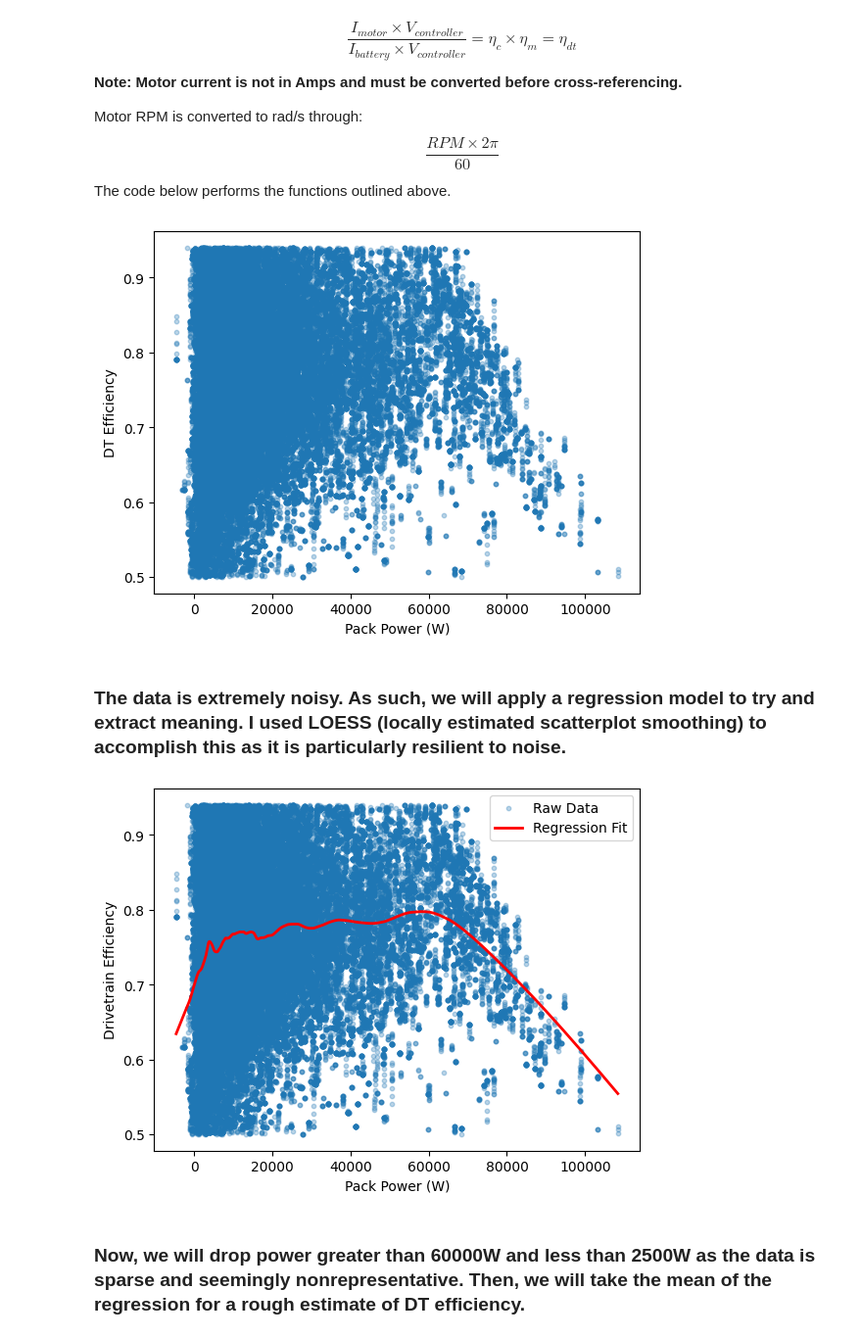
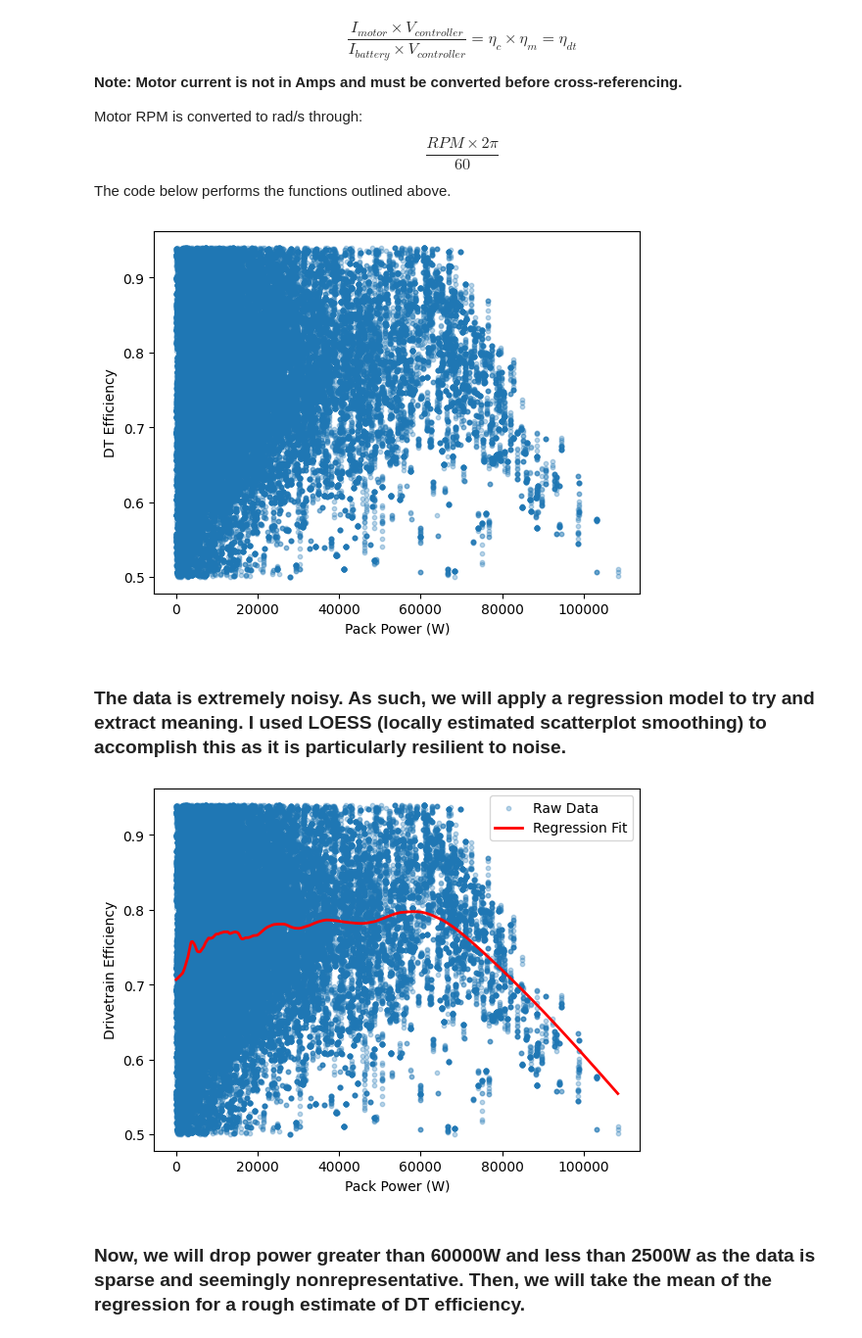
Before and after one commit to noahkae/UCR_03_Cooling_Data, a Jupyter notebook: study-endurance.ipynb, the cells around one changed output. Shown at 98% size. Cells and saved outputs as stored; diff of their text form; code cells hidden in the pictures.

```diff
--- a/study-endurance.ipynb
+++ b/study-endurance.ipynb
@@ -33,26 +33,28 @@ Using these variables, we can find the efficiency of the motor controller at eve
 
 Motor RPM is converted to rad/s through: $$\frac{RPM \times 2\pi}{60}$$ The code below performs the functions outlined above.
 # %%
+endurance_df['pack power'] = endurance_df['pack power'].abs()
+
 # calculate mechanical motor power
 endurance_df['motor power (w)'] = endurance_df['real torque']*(endurance_df['motor rpm']*((2*np.pi)/60))
 
 # calculate efficiency based on mechanical power
 endurance_df['dt efficiency'] = endurance_df['motor power (w)']/endurance_df['pack power']
 
 # drop the second half of the endurance_df as temperatures got too high, might impact efficiency
 endurance_df = endurance_df.iloc[:len(endurance_df)//2]
 
 # drop cases below 50% and above 94% (physics limited impossibilities)
 endurance_df['dt efficiency'] = endurance_df['dt efficiency'].abs()
 endurance_df = endurance_df[(endurance_df['dt efficiency'] >= 0.5) & (endurance_df['dt efficiency'] <= 0.94)]
 
 # plot data
 plt.scatter(endurance_df['pack power'], endurance_df['dt efficiency'], s=10, alpha=0.3)
 plt.xlabel('Pack Power (W)')
 plt.ylabel('DT Efficiency')
 plt.show()
 # %% [output]
-[figure, old version]
+[figure, new version]
 # %% [markdown]
 ### The data is extremely noisy. As such, we will apply a regression model to try and extract meaning. I used LOESS (locally estimated scatterplot smoothing) to accomplish this as it is particularly resilient to noise.
 # %%
@@ -69,7 +71,7 @@ plt.xlabel('Pack Power (W)')
 plt.ylabel('Drivetrain Efficiency')
 plt.show()
 # %% [output]
-[figure, old version]
+[figure, new version]
 # %% [markdown]
 ### Now, we will drop power greater than 60000W and less than 2500W as the data is sparse and seemingly nonrepresentative. Then, we will take the mean of the regression for a rough estimate of DT efficiency.
 # %%
```
Also changed, not shown: 1 other file.
